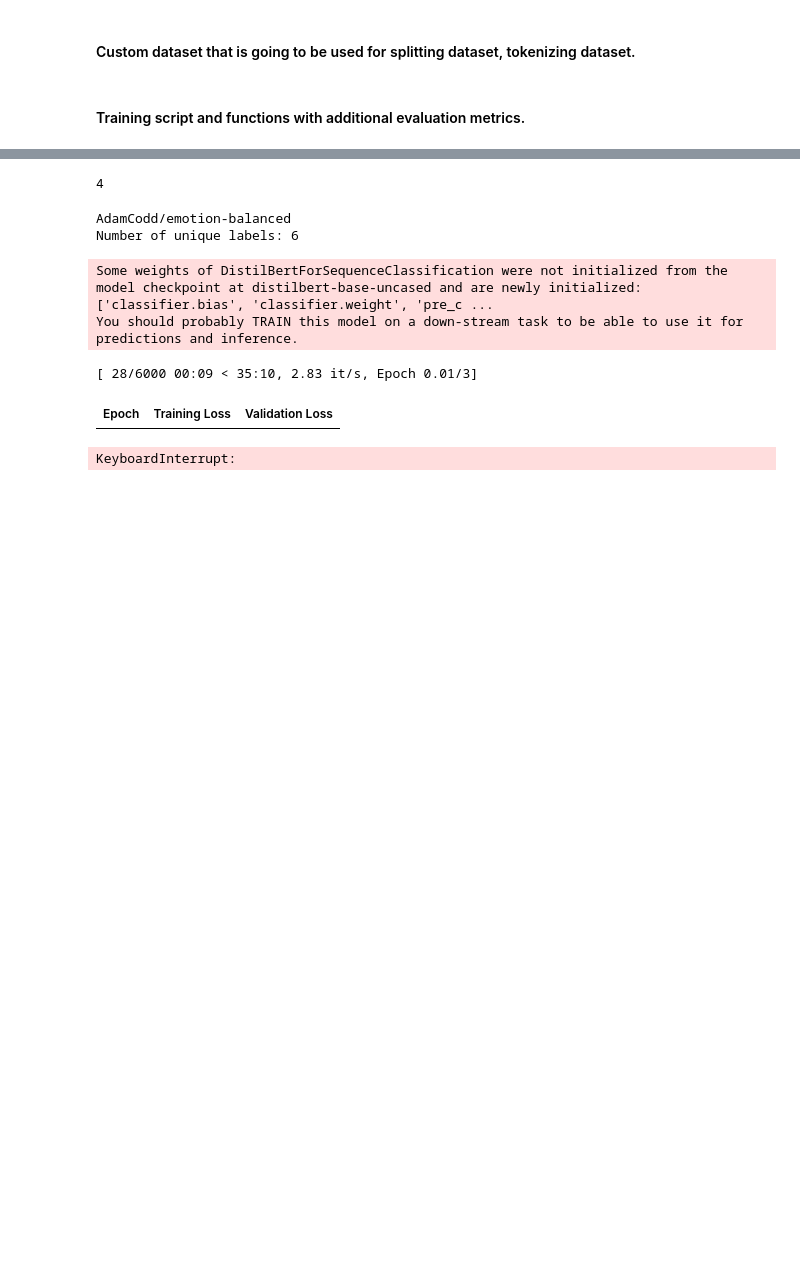
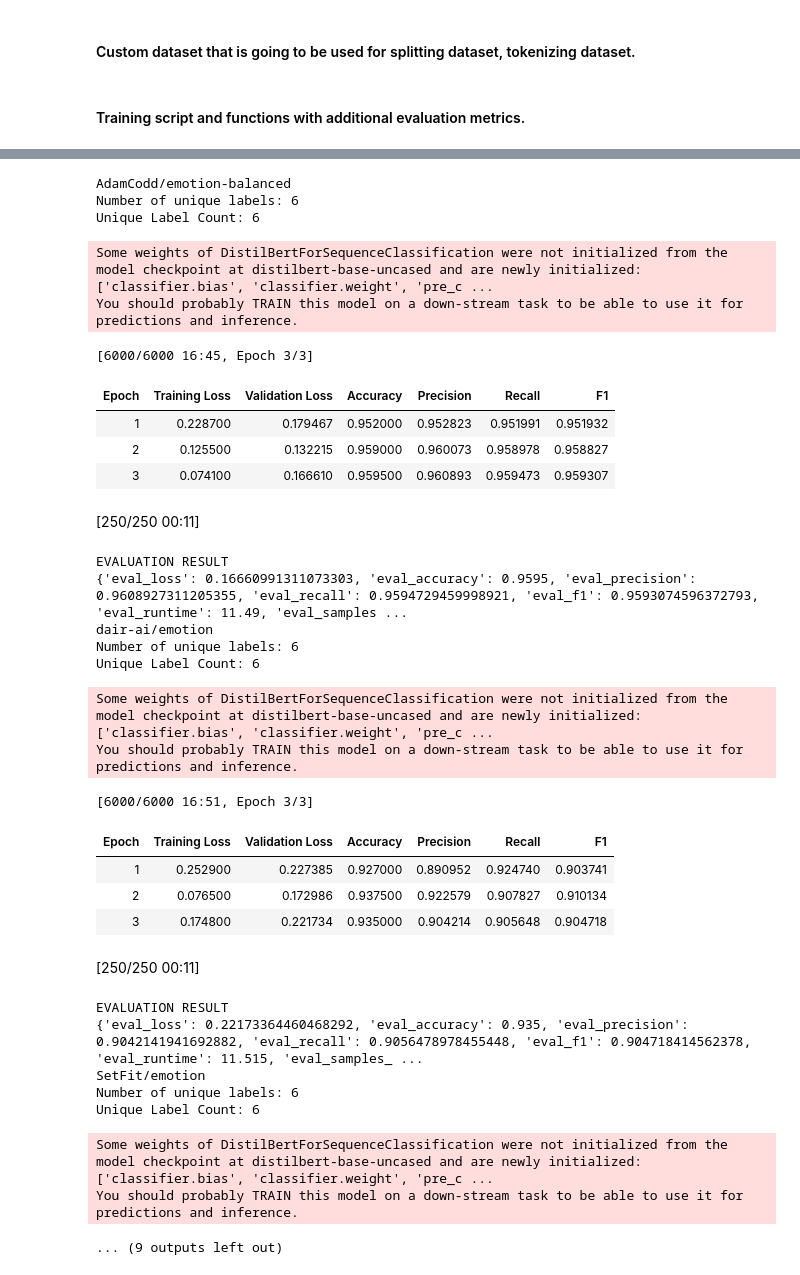
Before and after one commit to wllchrst/prethesis-experiments, a Jupyter notebook: Experiments/January17th/supervised_learning_experiments.ipynb, the cells around one changed output, grey strips where cells are left out. Drawn from its saved outputs; the diff is of its cells as text; code cells hidden in the pictures; blank space fills up the shorter version.

Commit message:
feat: supervised learning train roberta and distilbert, XLM no enough memory

```diff
--- a/Experiments/January17th/supervised_learning_experiments.ipynb
+++ b/Experiments/January17th/supervised_learning_experiments.ipynb
@@ -301,7 +325,9 @@ def compute_metrics(eval_pred):
     }
 
 def train_model(dataset: CustomDataset, training_information: TrainingInformation):
-    model = AutoModelForSequenceClassification.from_pretrained(training_information.pretrained_model, num_labels=dataset.count_unique_labels())
+    unique_labels = dataset.count_unique_labels()
+    print(f'Unique Label Count: {unique_labels}')
+    model = AutoModelForSequenceClassification.from_pretrained(training_information.pretrained_model, num_labels=unique_labels)
 
     training_args = TrainingArguments(
         output_dir="./results",
@@ -332,5 +360,5 @@ def train_model(dataset: CustomDataset, training_information: TrainingInformatio
 # %%
-datasets: list[CustomDataset] = []
+distil_dataset: list[CustomDataset] = []
 
 for dataset_link in DATASETS_LINKS:
     print(dataset_link)
@@ -357,6 +385,6 @@ for dataset_link in DATASETS_LINKS:
         dataset_settings=dataset_settings
     )
 
-    datasets.append(dataset)
+    distil_dataset.append(dataset)
 # %% [output]
 AdamCodd/emotion-balanced
@@ -401,21 +426,42 @@ Tokenized: True
-# %%
-len(datasets)
-# %% [output]
-4
 # %%
-for idx in range(len(datasets)):
+for idx in range(len(distil_dataset)):
     print(DATASETS_LINKS[idx])
 
     training_information = TrainingInformation(
         pretrained_model=DISTIL_BERT
     )
 
-    train_model(datasets[idx], training_information=training_information)
+    train_model(distil_dataset[idx], training_information=training_information)
 # %% [output]
 AdamCodd/emotion-balanced
 Number of unique labels: 6
+Unique Label Count: 6
 Some weights of DistilBertForSequenceClassification were not initialized from the model checkpoint at distilbert-base-uncased and are newly initialized: ['classifier.bias', 'classifier.weight', 'pre_c ...
 You should probably TRAIN this model on a down-stream task to be able to use it for predictions and inference.
-[ 28/6000 00:09 < 35:10, 2.83 it/s, Epoch 0.01/3]
+[6000/6000 16:45, Epoch 3/3]
-| Epoch | Training Loss | Validation Loss |
+| Epoch | Training Loss | Validation Loss | Accuracy | Precision | Recall | F1 |
+| 1 | 0.228700 | 0.179467 | 0.952000 | 0.952823 | 0.951991 | 0.951932 |
+| 2 | 0.125500 | 0.132215 | 0.959000 | 0.960073 | 0.958978 | 0.958827 |
+| 3 | 0.074100 | 0.166610 | 0.959500 | 0.960893 | 0.959473 | 0.959307 |
+[250/250 00:11]
-KeyboardInterrupt:
+EVALUATION RESULT
+{'eval_loss': 0.16660991311073303, 'eval_accuracy': 0.9595, 'eval_precision': 0.9608927311205355, 'eval_recall': 0.9594729459998921, 'eval_f1': 0.9593074596372793, 'eval_runtime': 11.49, 'eval_samples ...
+dair-ai/emotion
+Number of unique labels: 6
+Unique Label Count: 6
+Some weights of DistilBertForSequenceClassification were not initialized from the model checkpoint at distilbert-base-uncased and are newly initialized: ['classifier.bias', 'classifier.weight', 'pre_c ...
+You should probably TRAIN this model on a down-stream task to be able to use it for predictions and inference.
+[6000/6000 16:51, Epoch 3/3]
+| Epoch | Training Loss | Validation Loss | Accuracy | Precision | Recall | F1 |
+| 1 | 0.252900 | 0.227385 | 0.927000 | 0.890952 | 0.924740 | 0.903741 |
+| 2 | 0.076500 | 0.172986 | 0.937500 | 0.922579 | 0.907827 | 0.910134 |
+| 3 | 0.174800 | 0.221734 | 0.935000 | 0.904214 | 0.905648 | 0.904718 |
+[250/250 00:11]
+EVALUATION RESULT
+{'eval_loss': 0.22173364460468292, 'eval_accuracy': 0.935, 'eval_precision': 0.9042141941692882, 'eval_recall': 0.9056478978455448, 'eval_f1': 0.904718414562378, 'eval_runtime': 11.515, 'eval_samples_ ...
+SetFit/emotion
+Number of unique labels: 6
+Unique Label Count: 6
+Some weights of DistilBertForSequenceClassification were not initialized from the model checkpoint at distilbert-base-uncased and are newly initialized: ['classifier.bias', 'classifier.weight', 'pre_c ...
+You should probably TRAIN this model on a down-stream task to be able to use it for predictions and inference.
+... (9 outputs left out)
```
Also changed, not shown: parts of 14 cells of this notebook.
